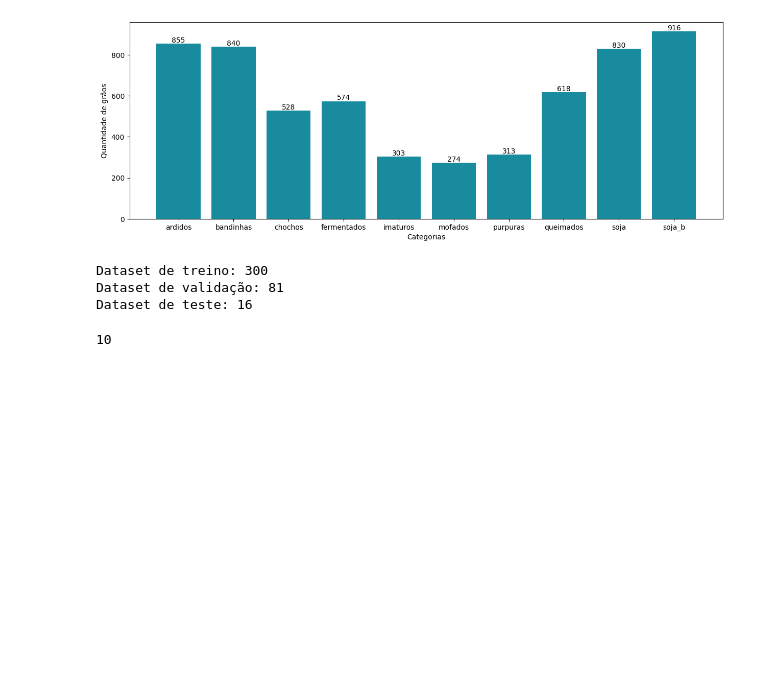
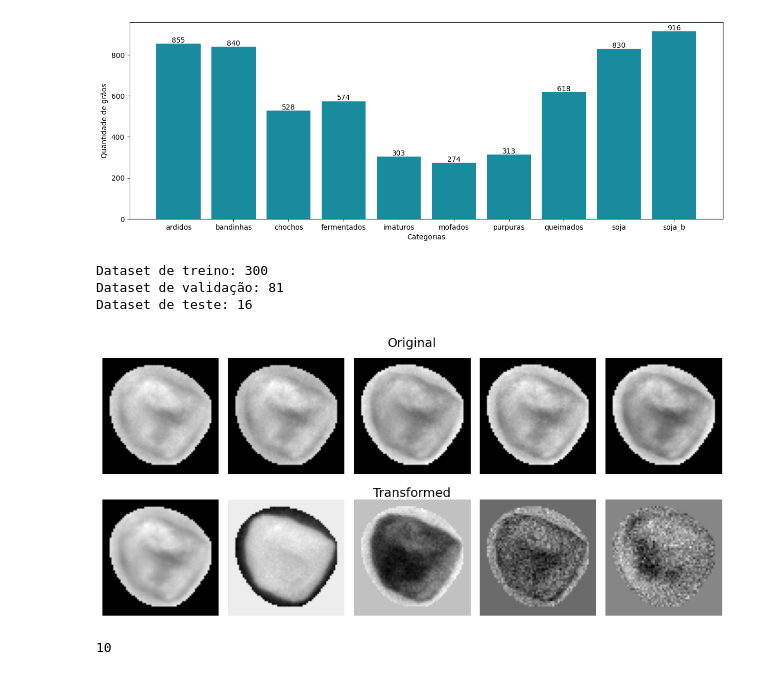
Before and after one commit to duardoliveiras/soya-analysis, a Jupyter notebook: Training/Training.ipynb, the cells around one changed output. Drawn from its saved outputs; the diff is of its cells as text; code cells hidden in the pictures; blank space fills up the shorter version.

```diff
--- a/Training/Training.ipynb
+++ b/Training/Training.ipynb
@@ -304 +309,40 @@ def preprocess_dataset(ds, pca=None, fit_pca=False):
+# %%
+def compare_pca_image(original, transformed, num_channels=5):
+    # Figura 2 linhas e num_channels de colunas
+    fig, axs = plt.subplots(2,num_channels, figsize=(10,5))
+
+    # Para cada canal exibe a imagem transformada (pca) e a original
+    for i in range(num_channels):
+        img_original = original[...,i]
+        axs[0,i].imshow(img_original, cmap='gray')
+        axs[0,i].axis('off')
+        img_transformed = transformed[...,i]
+        axs[1,i].imshow(img_transformed, cmap='gray')
+        axs[1,i].axis('off')
+
+
+
+
+    fig.text(0.5, 0.95, 'Original', ha='center', va='center', fontsize=14)
+    fig.text(0.5, 0.48, 'Transformed', ha='center', va='center', fontsize=14)
+
+    plt.tight_layout() # Ajusta o layout para evitar sobreposição de titulos
+    plt.show()
+# %%
+transformed_dataset = train_dataset.take(1)
+original_dataset = train_dataset_original.take(1)
+
+transformed_batch_iter = transformed_dataset.as_numpy_iterator()
+original_batch_iter = original_dataset.as_numpy_iterator()
+
+transformed_first_batch = next(transformed_batch_iter)
+original_first_batch = next(original_batch_iter)
+
+transformed_images, _ = transformed_first_batch
+original_images, _ = original_first_batch
+
+# for i in range(len(transformed_images)):
+compare_pca_image(original_images[i], transformed_images[i])
+# %% [output]
+[figure, added]
 # %%
```
Also changed, not shown: parts of 11 cells of this notebook, 1 other file.
